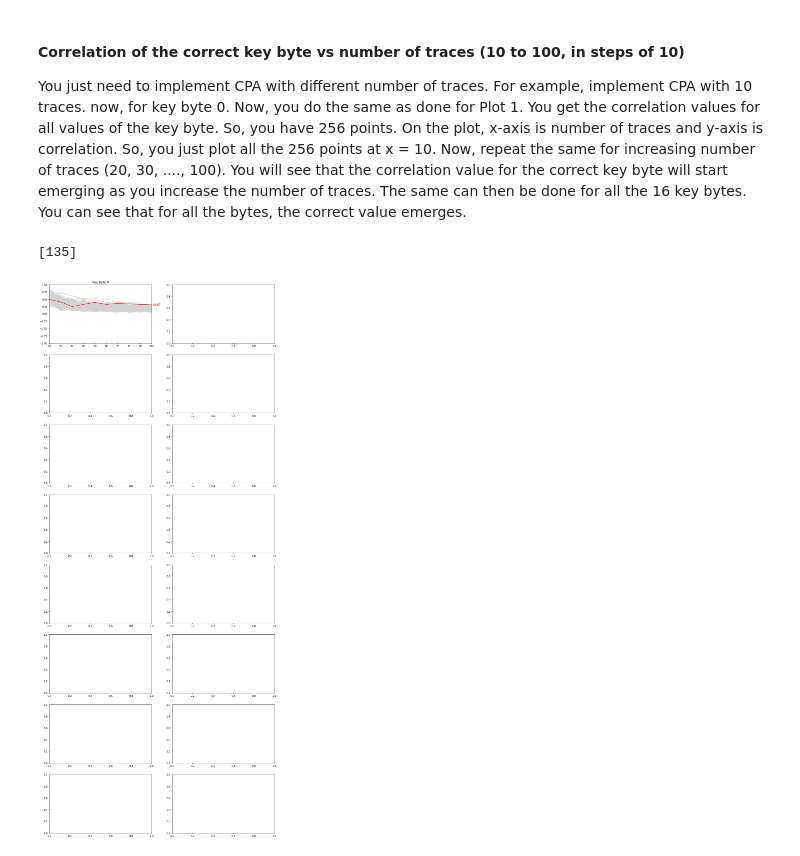
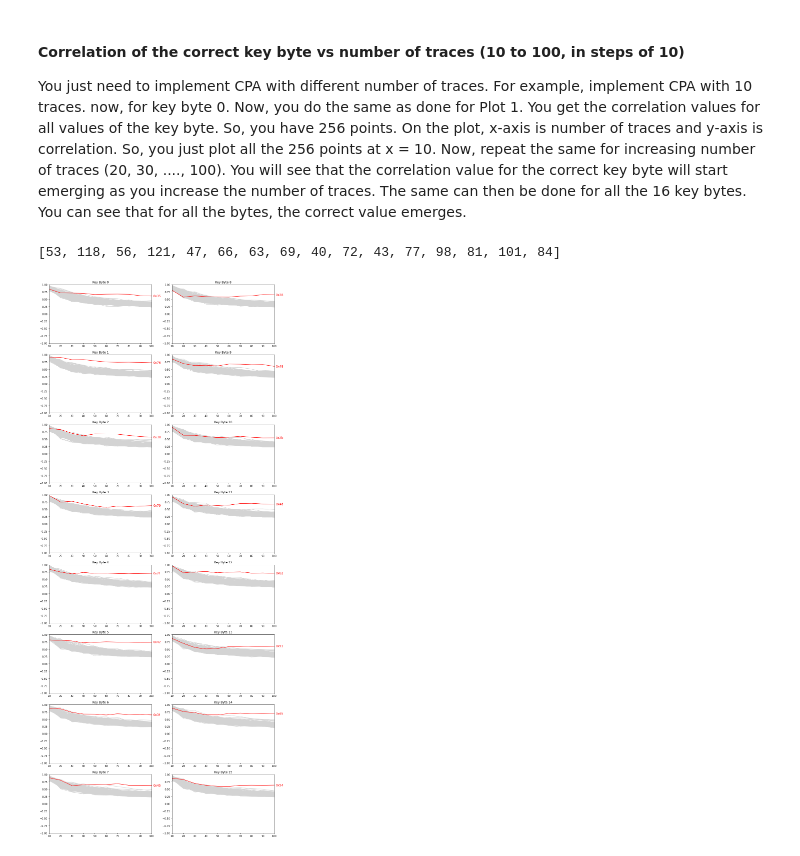
Before and after one commit to djtfoo/CPA_Implementation, a Jupyter notebook: CPA_Codes.ipynb, the cells around one changed output. Drawn from its saved outputs; the diff is of its cells as text; code cells hidden in the pictures.

```diff
--- a/CPA_Codes.ipynb
+++ b/CPA_Codes.ipynb
@@ -294,8 +296,8 @@ for n in tqdm(range(plaintext_len), desc="Plaintext char"):  # each character in
             best_Kn = i
 
     # plot correlations of all possible key bytes
-    i = int(n/8)
-    j = n%8
+    j = int(n/8)
+    i = n%8
     # set axis
     axes[i,j].axis([0, key_guesses, -1, 1])
     xlabels = map(lambda t: '0x%02x' % int(t), axes[i,j].get_xticks())
@@ -357,34 +359,34 @@ for n in tqdm(range(plaintext_len), desc="Plaintext char"):  # each character in
                 if abs(corrcoeff) > best_correlations[Kn][traces_index]:  # should be abs
                     best_correlations[Kn][traces_index] = abs(corrcoeff)
 
     # find the key byte with the best correlation
     traces_idx = len(traces_x)-1  # last trace index
     max_corrcoeff = best_correlations[0][traces_idx]
     best_Kn = 0
     for i in range(1, key_guesses):
         if best_correlations[i][traces_idx] > max_corrcoeff:
             max_corrcoeff = best_correlations[i][traces_idx]
             best_Kn = i
 
     # plot correlations of all possible key bytes
-    i = int(n/8)
-    j = n%8
+    j = int(n/8)
+    i = n%8
     # set axis
     axes[i,j].axis([10, 100, -1, 1])
     axes[i,j].set_title('Key Byte ' + str(n))
     # plot graphs
     for k in range(key_guesses):
         if k != best_Kn:  # highlight the correct key byte
             axes[i,j].plot(traces_x, best_correlations[k], color="lightgray")
     # plot graph for correct key byte
     axes[i,j].plot(traces_x, best_correlations[best_Kn], color="red")
     axes[i,j].annotate("0x%02x" % best_Kn, xy=(1,best_correlations[best_Kn][traces_idx]), xytext=(6,0), color="red",
                       xycoords = axes[i,j].get_yaxis_transform(), textcoords="offset points", size=12, va="center")
 
     # store the secret key
     secret_key.append(best_Kn)
 
 print(secret_key)
 # %% [output]
-[135]
+[53, 118, 56, 121, 47, 66, 63, 69, 40, 72, 43, 77, 98, 81, 101, 84]
-[figure, old version]
+[figure, new version]
```
Also changed, not shown: parts of 4 cells of this notebook.
